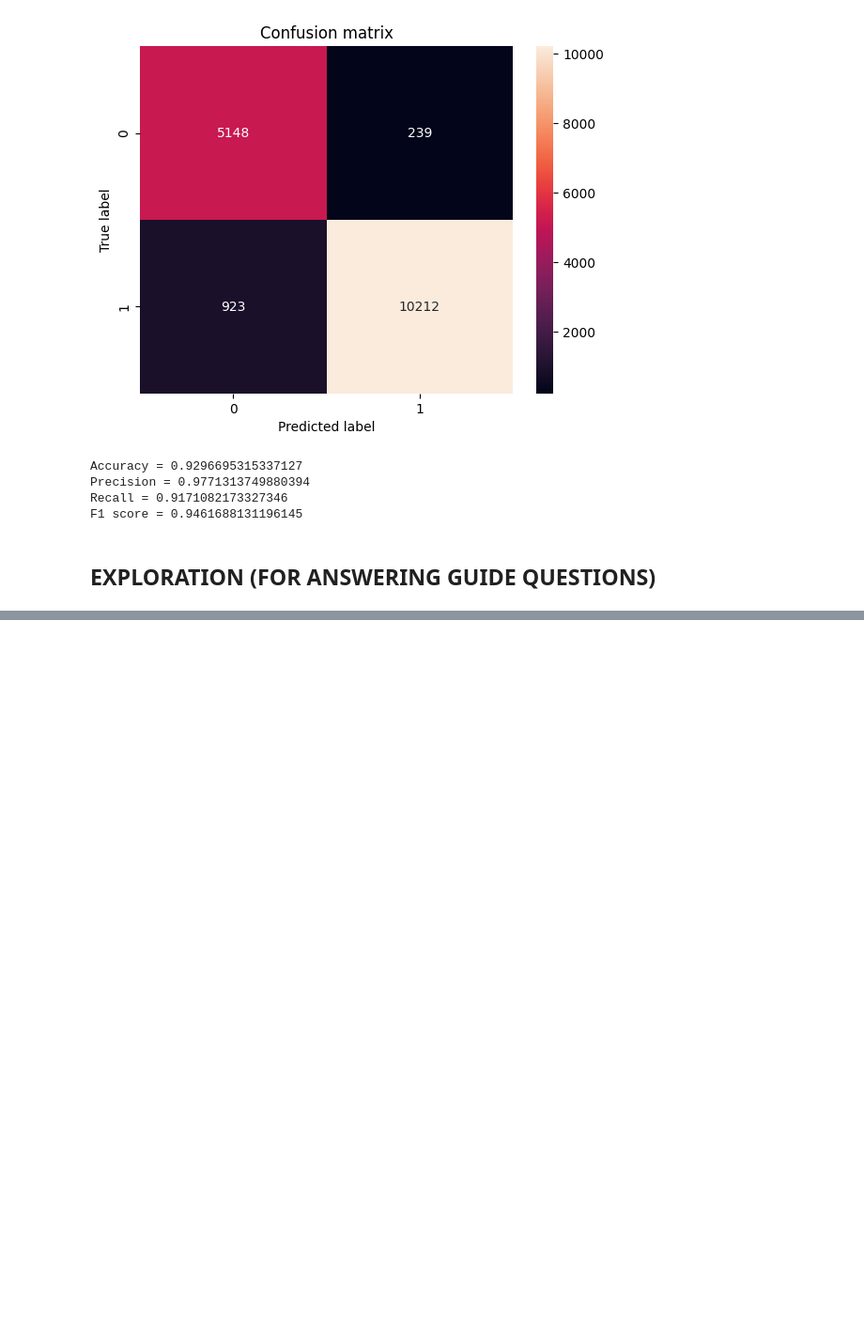
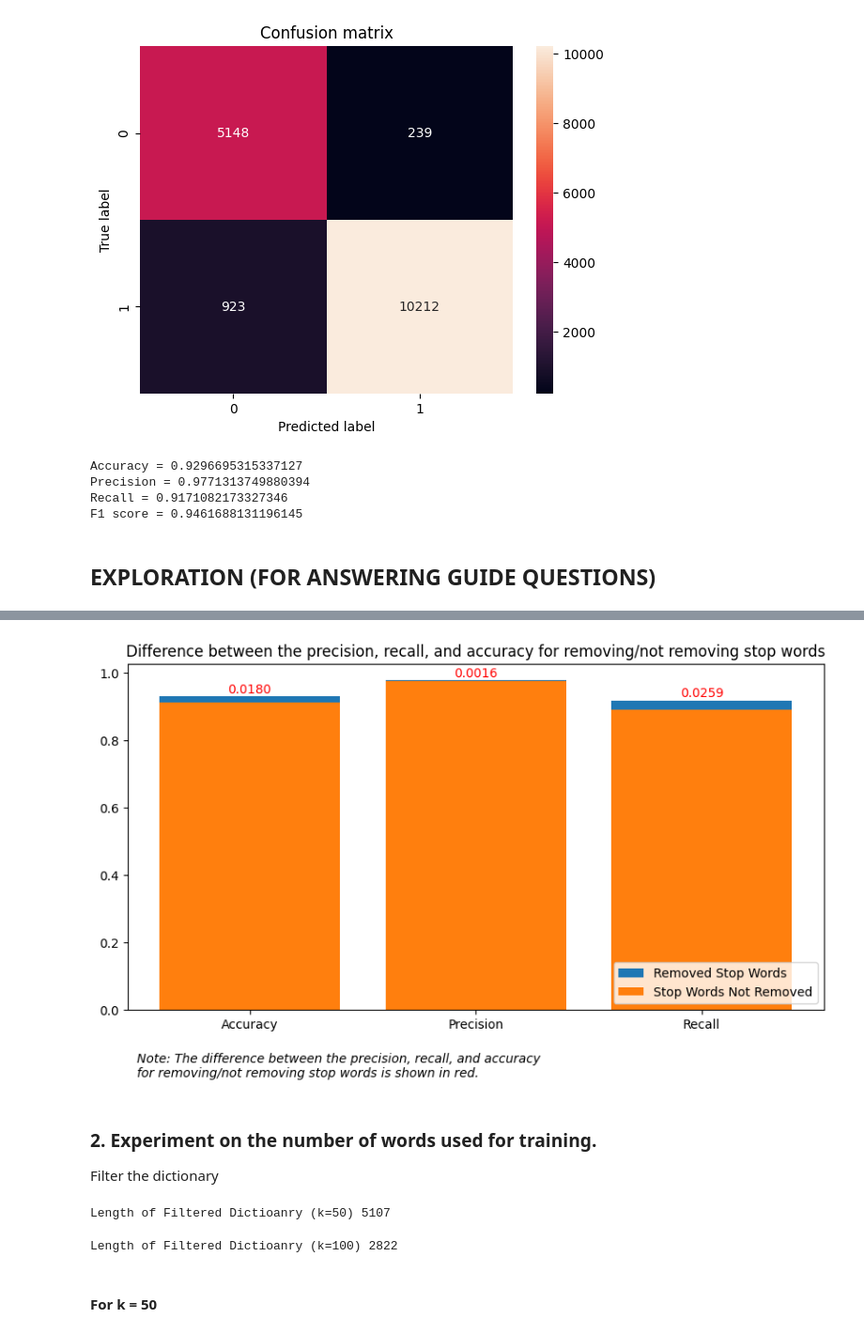
Before and after one commit to GravitonXD/OLARTE_ML, a Jupyter notebook: HW6/hw6-olarte.ipynb, the cells around one changed output, grey strips where cells are left out. Shown at 94% size. Drawn from its saved outputs; the diff is of its cells as text; code cells hidden in the pictures; blank space fills up the shorter version.

```diff
--- a/HW6/hw6-olarte.ipynb
+++ b/HW6/hw6-olarte.ipynb
@@ -161,7 +165,7 @@ feature_matrix_ham = np.zeros((len(train_ham_df), 10000))
 for index in range(len(train_ham_df)):
     for word in str(train_ham_df.iloc[index]['email_message']).split():
         if word in top_10000_words:
-            feature_matrix_ham[index][list(top_10000_words.keys()).index(word)] = 1
+            feature_matrix_ham[index][top_10000_words_list.index(word)] = 1
 
 feature_matrix_ham
 # %% [output]
@@ -255,8 +259,8 @@ def classify_email(email, spam_word_probs, ham_word_probs, p_spam, p_ham):
     # Compute the log probability of spam and ham
     for word in words:
         if word in top_10000_words:
-            log_p_spam += np.log(spam_word_probs[list(top_10000_words.keys()).index(word)])
-            log_p_ham += np.log(ham_word_probs[list(top_10000_words.keys()).index(word)])
+            log_p_spam += np.log(spam_word_probs[top_10000_words_list.index(word)])
+            log_p_ham += np.log(ham_word_probs[top_10000_words_list.index(word)])
 
     # Add the log probability of spam and ham
     log_p_spam += np.log(p_spam)
@@ -346,10 +350,15 @@ plt.show()
 # %%
 # Calculate for accuracy, precision, recall, and F1 score
 from sklearn.metrics import accuracy_score, precision_score, recall_score, f1_score
-print(f"Accuracy = {accuracy_score(actual, predicted)}")
-print(f"Precision = {precision_score(actual, predicted)}")
-print(f"Recall = {recall_score(actual, predicted)}")
-print(f"F1 score = {f1_score(actual, predicted)}")
+accuracy = accuracy_score(actual, predicted)
+precision = precision_score(actual, predicted)
+recall = recall_score(actual, predicted)
+f1 = f1_score(actual, predicted)
+
+print(f"Accuracy = {accuracy}")
+print(f"Precision = {precision}")
+print(f"Recall = {recall}")
+print(f"F1 score = {f1}")
 # %% [output]
 Accuracy = 0.9296695315337127
 Precision = 0.9771313749880394
@@ -359,0 +387,52 @@ F1 score = 0.9461688131196145
+# %%
+# Since we are required to show a plot of difference between the precision, recall, and accuracy for removing/not removing stop words.
+# We will plot a graph that shows the difference between the precision, recall, and accuracy for removing/not removing stop words.
+
+# Values for the precision, recall, and accuracy for removing stop words
+accuracy_removed = accuracy
+precision_removed = precision
+recall_removed = recall
+
+# Values for the precision, recall, and accuracy for not removing stop words
+accuracy_not_removed = 0.9116329742161966
+precision_not_removed = 0.9755234444116779
+recall_not_removed = 0.8912438257745846
+
+# Plot the histogram for the precision, recall, and accuracy for removing/not removing stop words
+plt.figure(figsize=(10, 5))
+plt.bar(['Accuracy', 'Precision', 'Recall'], [accuracy_removed, precision_removed, recall_removed], label='Removed Stop Words')
+plt.bar(['Accuracy', 'Precision', 'Recall'], [accuracy_not_removed, precision_not_removed, recall_not_removed], label='Stop Words Not Removed')
+plt.text(x=0, y=accuracy_removed + 0.01, s=f"{accuracy_removed - accuracy_not_removed:.4f}", ha='center', color='red')
+plt.text(x=1, y=precision_removed + 0.01, s=f"{precision_removed - precision_not_removed:.4f}", ha='center', color='red')
+plt.text(x=2, y=recall_removed + 0.01, s=f"{recall_removed - recall_not_removed:.4f}", ha='center', color='red')
+plt.title('Difference between the precision, recall, and accuracy for removing/not removing stop words')
+plt.text(x=-0.5, y=-0.2, s='Note: The difference between the precision, recall, and accuracy \nfor removing/not removing stop words is shown in red.', ha='left', style='italic')
+plt.legend(loc='lower right')
+plt.show()
+# %% [output]
+[figure, added]
+# %% [markdown]
+### 2. Experiment on the number of words used for training.
+
+Filter the dictionary
+# %%
+# Filter Dictionary by including only top 10000 words which occurs more than k times
+# For this we can reuse the sorted_dict from the previous cells
+
+k = 50
+sorted_dict = dict(sorted_dict)
+sorted_dict
+
+# Filter the dictionary (for k = 50)
+filtered_dict_50 = {x: y for x, y in sorted_dict.items() if y > k}
+filtered_dict_50_list = list(filtered_dict_50.keys())
+print(f"Length of Filtered Dictioanry (k=50) {len(filtered_dict_50)}")
+# %% [output]
+Length of Filtered Dictioanry (k=50) 5107
+# %%
+# Filter the dictionary (for k = 100)
+filtered_dict_100 = {x: y for x, y in sorted_dict.items() if y > 100}
+filtered_dict_100_list = list(filtered_dict_100.keys())
+print(f"Length of Filtered Dictioanry (k=100) {len(filtered_dict_100)}")
+# %% [output]
+Length of Filtered Dictioanry (k=100) 2822
@@ -359,0 +485,2 @@ F1 score = 0.9461688131196145
+# %% [markdown]
+#### For k = 50
```
Also changed, not shown: parts of 39 cells of this notebook.
